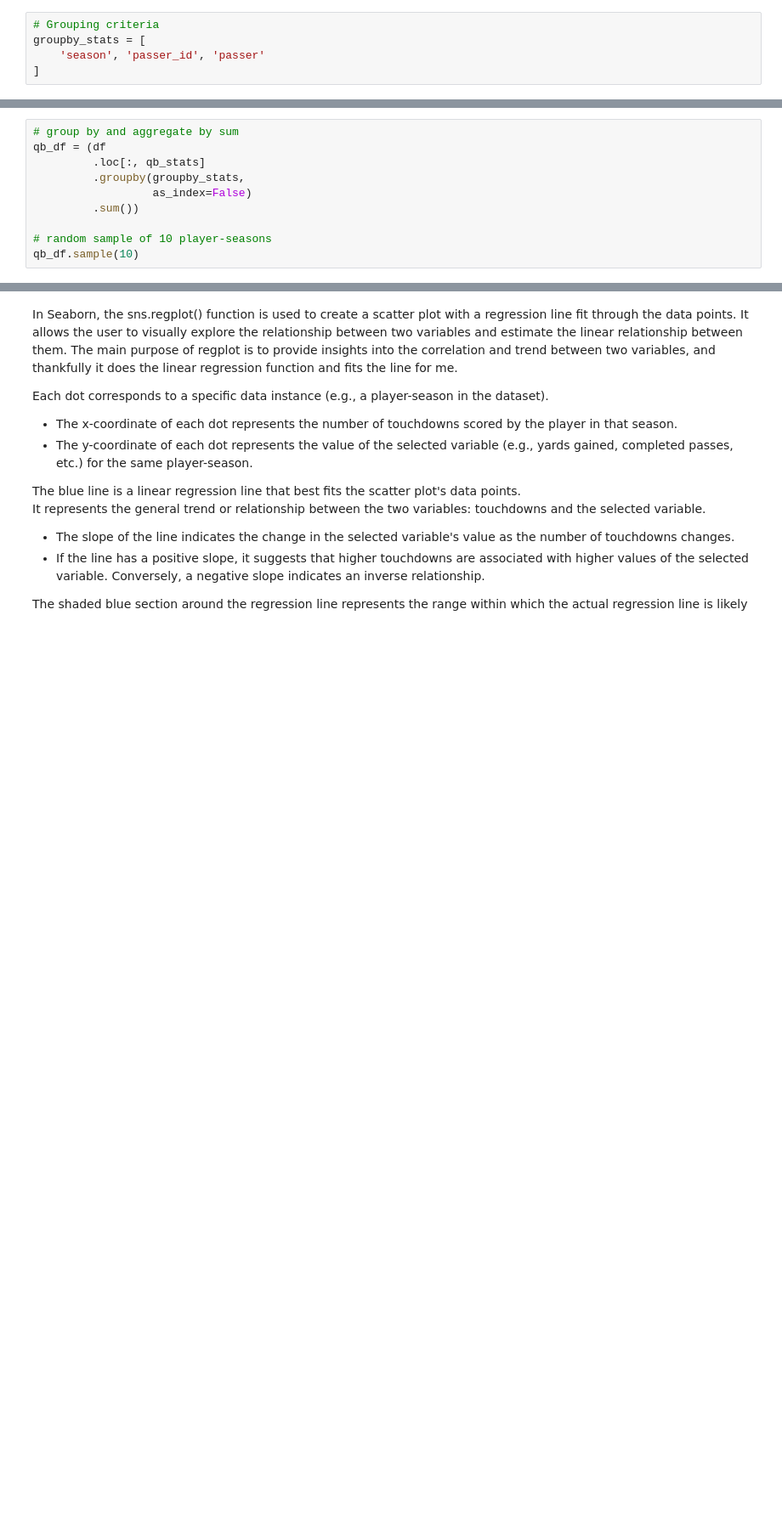
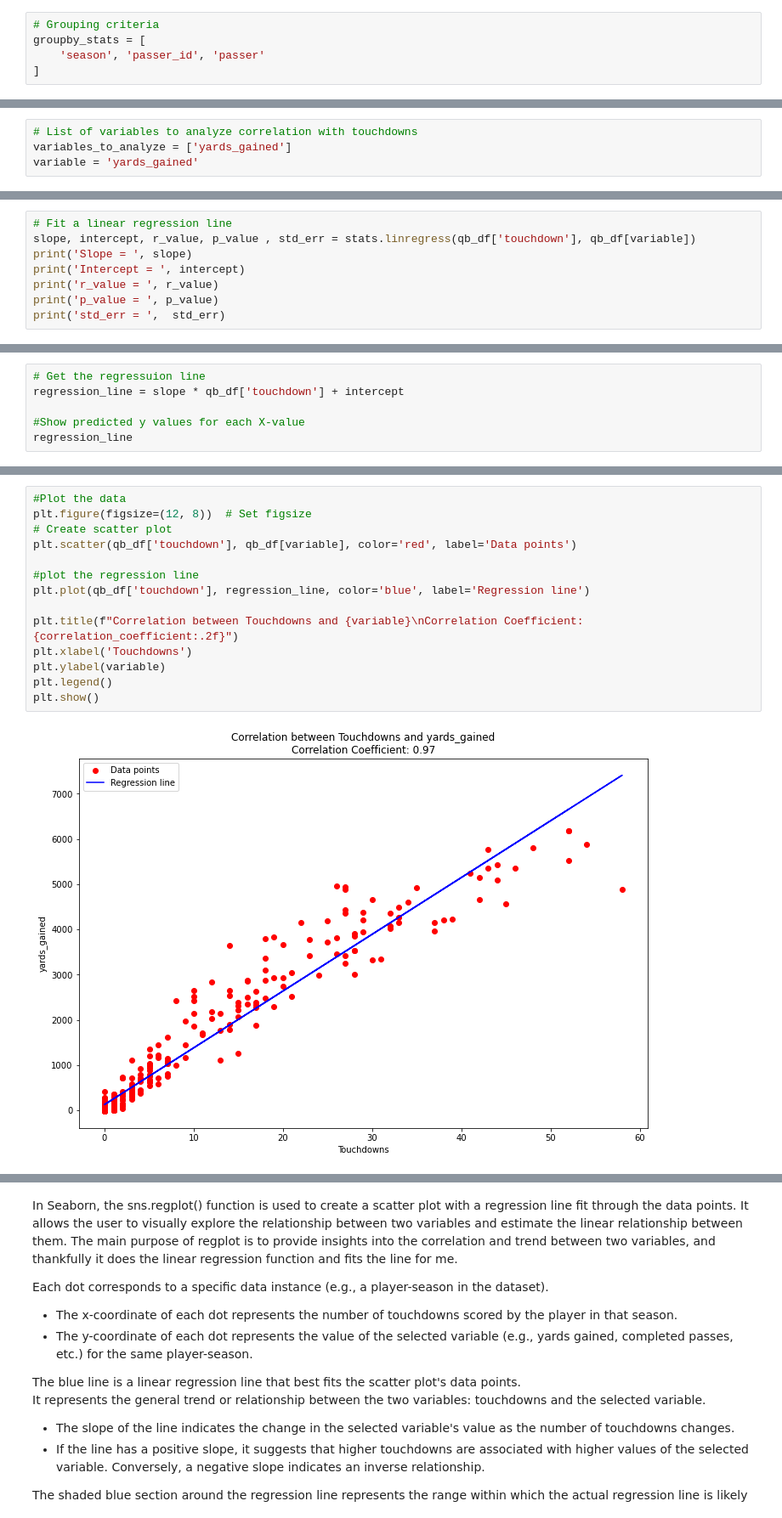
Before and after one commit to Lynch08/Machine_Learning_And_Statistics_2023, a Jupyter notebook: Preditive_model.ipynb, the cells around one changed output, grey strips where cells are left out. Shown at 85% size. Saved outputs shown, nothing was run; the diff lists cells and outputs as text; blank space fills up the shorter version.

Commit message:
analysing the data and writing out sunmary of analysis

```diff
--- a/Preditive_model.ipynb
+++ b/Preditive_model.ipynb
@@ -95,10 +130,0 @@ The selected subset of columns are grouped by the columns listed in groupby_stat
-# %%
-# group by and aggregate by sum
-qb_df = (df
-         .loc[:, qb_stats]
-         .groupby(groupby_stats,
-                  as_index=False)
-         .sum())
-
-# random sample of 10 player-seasons
-qb_df.sample(10)
@@ -116,0 +135,4 @@ qb_df.sample(10)
+# %%
+# List of variables to analyze correlation with touchdowns
+variables_to_analyze = ['yards_gained']
+variable = 'yards_gained'
@@ -116,0 +156,8 @@ qb_df.sample(10)
+# %%
+# Fit a linear regression line
+slope, intercept, r_value, p_value , std_err = stats.linregress(qb_df['touchdown'], qb_df[variable])
+print('Slope = ', slope)
+print('Intercept = ', intercept)
+print('r_value = ', r_value)
+print('p_value = ', p_value)
+print('std_err = ',  std_err)
@@ -116,0 +180,6 @@ qb_df.sample(10)
+# %%
+# Get the regressuion line
+regression_line = slope * qb_df['touchdown'] + intercept
+
+#Show predicted y values for each X-value
+regression_line
@@ -116,0 +199,16 @@ qb_df.sample(10)
+# %%
+#Plot the data
+plt.figure(figsize=(12, 8))  # Set figsize
+# Create scatter plot
+plt.scatter(qb_df['touchdown'], qb_df[variable], color='red', label='Data points')
+
+#plot the regression line
+plt.plot(qb_df['touchdown'], regression_line, color='blue', label='Regression line')
+
+plt.title(f"Correlation between Touchdowns and {variable}\nCorrelation Coefficient: {correlation_coefficient:.2f}")
+plt.xlabel('Touchdowns')
+plt.ylabel(variable)
+plt.legend()
+plt.show()
+# %% [output]
+[figure, added]
```
Also changed, not shown: parts of 20 cells of this notebook.
